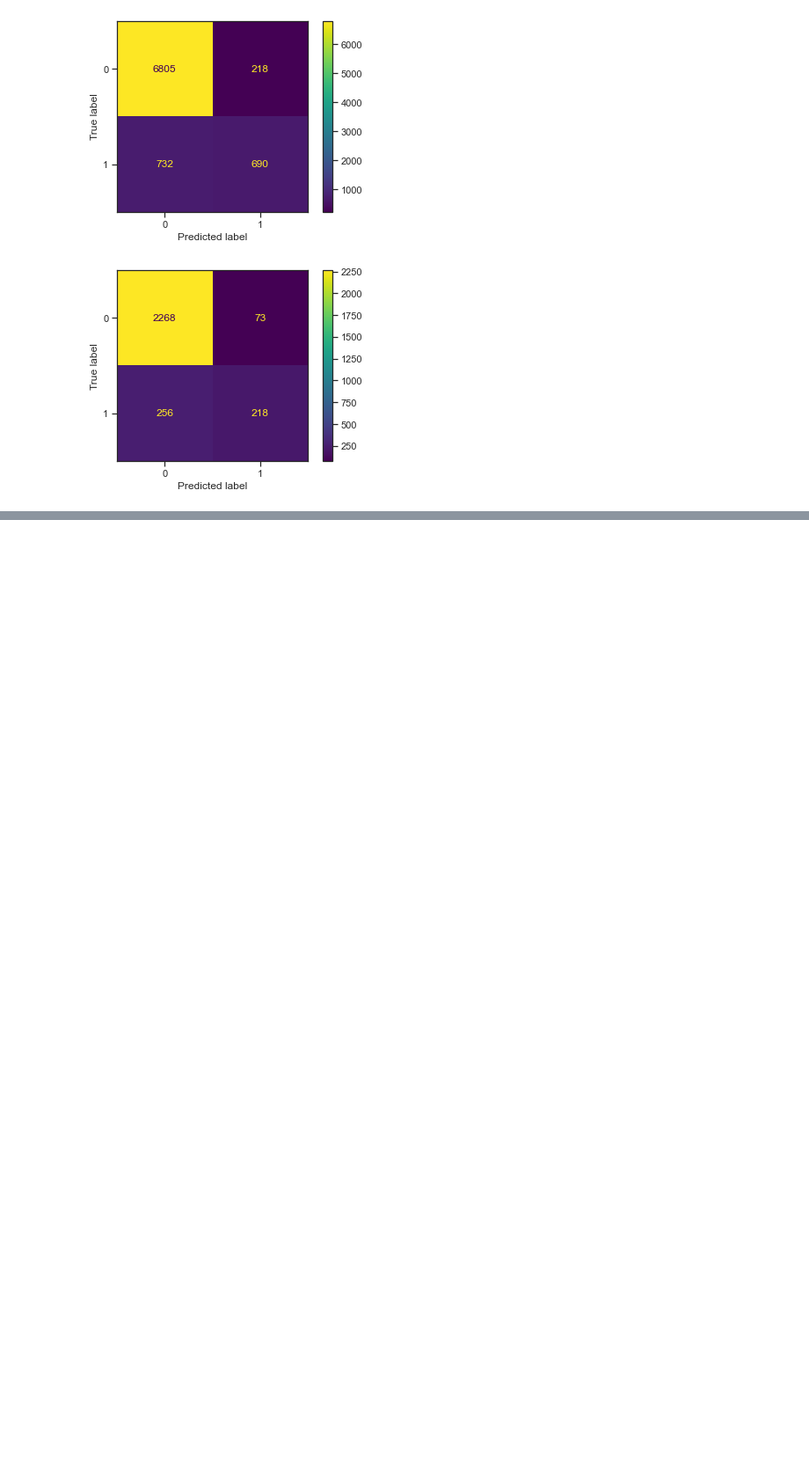
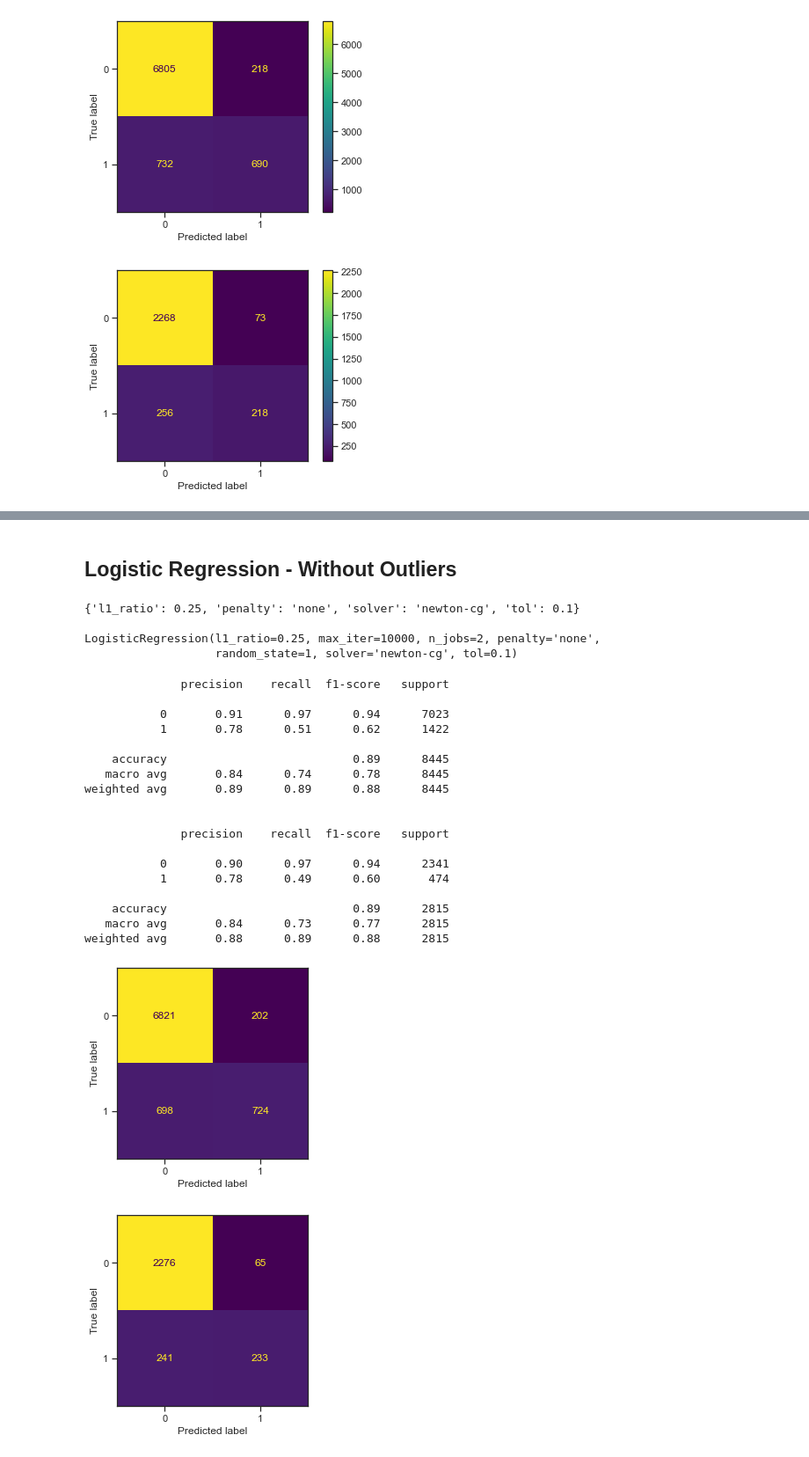
Before and after one commit to sainadh6414/datascience, a Jupyter notebook: _11_Capstone/Sai_Komaravolu_PN2.ipynb, the cells around one changed output, grey strips where cells are left out. Shown at 88% size. Saved outputs shown, nothing was run; the diff lists cells and outputs as text; code cells hidden in the pictures; blank space fills up the shorter version.

```diff
--- a/_11_Capstone/Sai_Komaravolu_PN2.ipynb
+++ b/_11_Capstone/Sai_Komaravolu_PN2.ipynb
@@ -1549 +1528,52 @@ print(classification_report(y_test, ytest_predict),'\n');
+# %% [markdown]
+## Logistic Regression - Without Outliers
+# %%
+grid_search.fit(X_train_treated, y_train_treated)
+
+print(grid_search.best_params_,'\n')
+print(grid_search.best_estimator_)
+# %% [output]
+{'l1_ratio': 0.25, 'penalty': 'none', 'solver': 'newton-cg', 'tol': 0.1}
+
+LogisticRegression(l1_ratio=0.25, max_iter=10000, n_jobs=2, penalty='none',
+                   random_state=1, solver='newton-cg', tol=0.1)
+# %%
+best_model = LogisticRegression(max_iter=10000,n_jobs=2,random_state=1,
+                               l1_ratio=0.25,penalty='l2',
+                               solver='newton-cg', tol=0.1)
+
+best_model.fit(X_train_treated,y_train_treated)
+
+
+ytrain_predict = best_model.predict(X_train_treated)
+ytest_predict = best_model.predict(X_test_treated)
+
+## Confusion matrix on the training data
+plot_confusion_matrix(best_model,X_train_treated,y_train_treated, colorbar=False)
+print(classification_report(y_train_treated, ytrain_predict),'\n')
+
+## Confusion matrix on the test data
+plot_confusion_matrix(best_model,X_test_treated,y_test_treated, colorbar=False)
+print(classification_report(y_test_treated, ytest_predict),'\n');
+# %% [output]
+              precision    recall  f1-score   support
+
+           0       0.91      0.97      0.94      7023
+           1       0.78      0.51      0.62      1422
+
+    accuracy                           0.89      8445
+   macro avg       0.84      0.74      0.78      8445
+weighted avg       0.89      0.89      0.88      8445
+
+
+              precision    recall  f1-score   support
+
+           0       0.90      0.97      0.94      2341
+           1       0.78      0.49      0.60       474
+
+    accuracy                           0.89      2815
+   macro avg       0.84      0.73      0.77      2815
+weighted avg       0.88      0.89      0.88      2815
+[figure, added]
+[figure, added]
 # %% [markdown]
```
Also changed, not shown: parts of 84 cells of this notebook, 5 other files.
